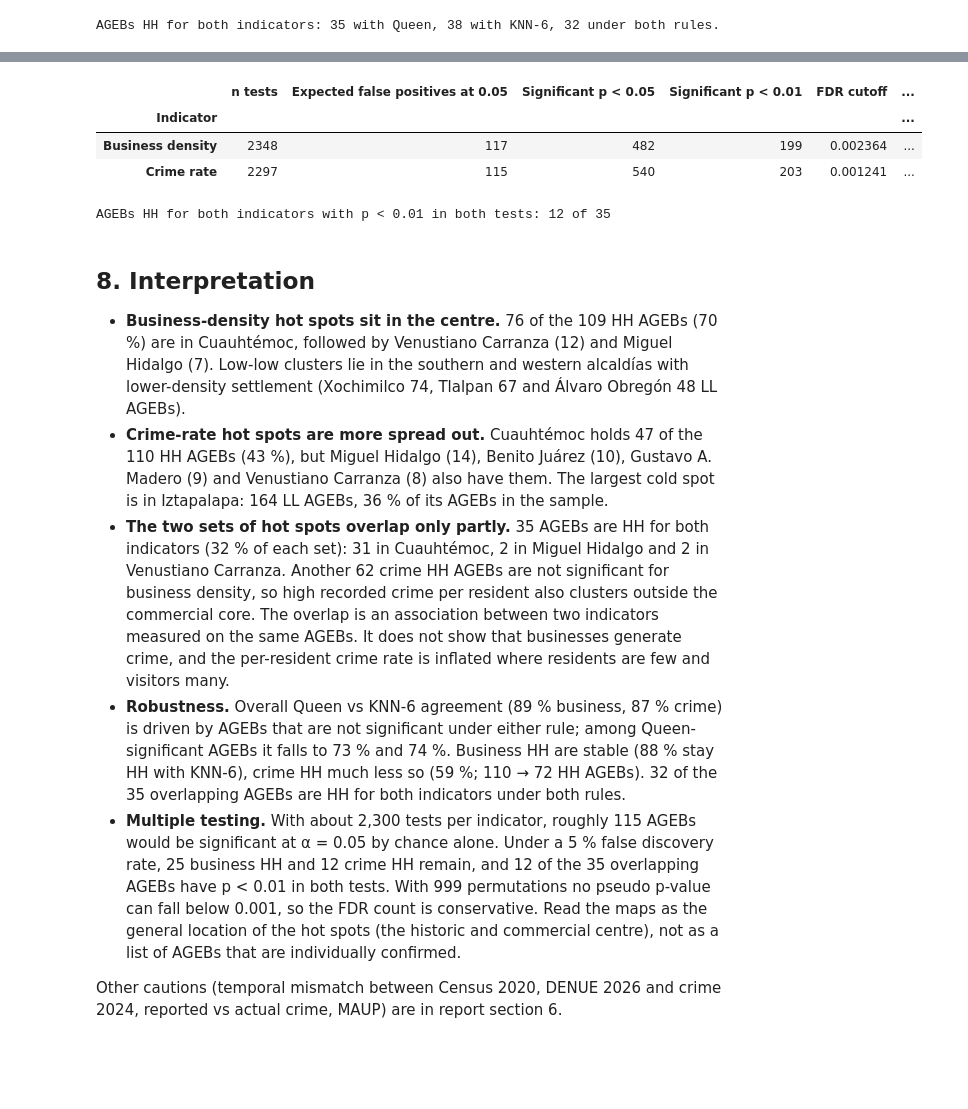
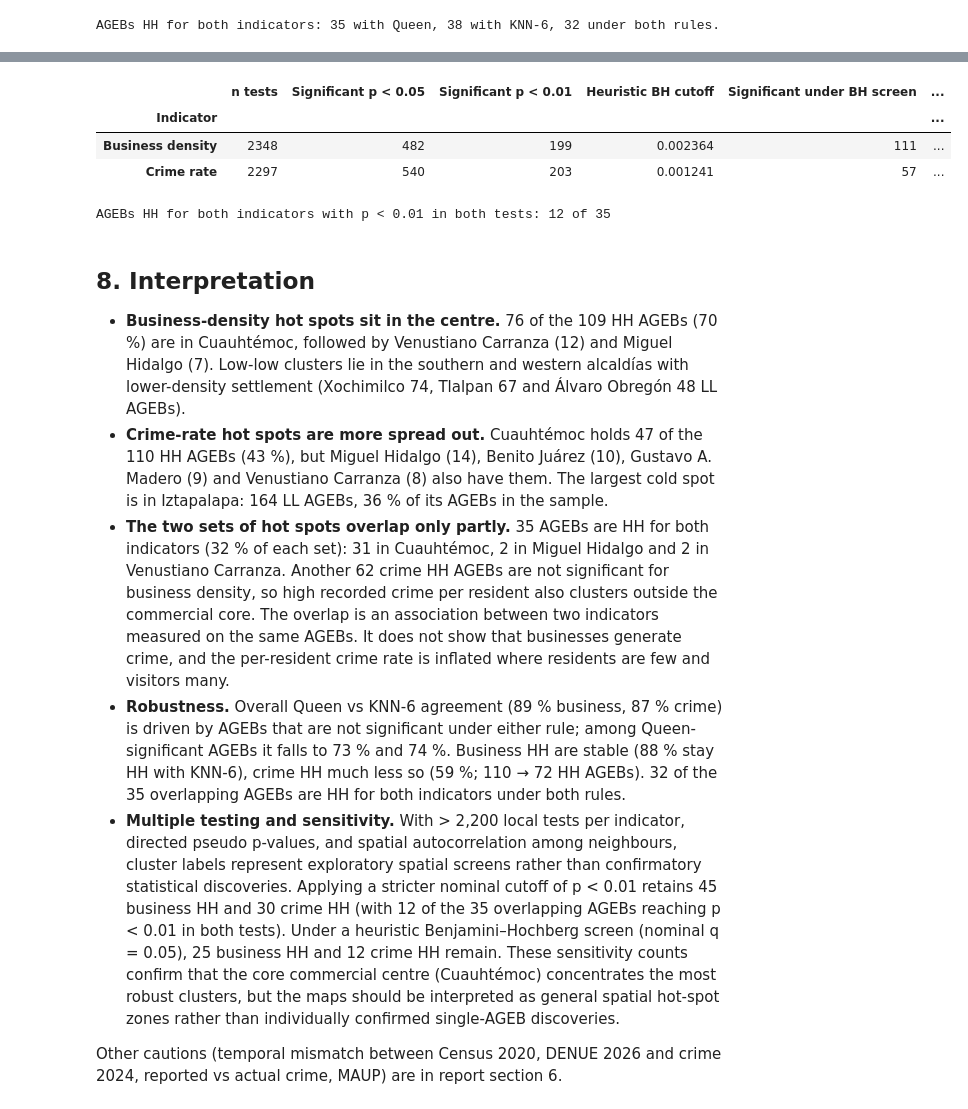
Before and after one commit to joseeangel0/merida-urban-intelligence, a Jupyter notebook: notebooks/34_lisa_hotspots.ipynb, the cells around one changed output, grey strips where cells are left out. Saved outputs shown, nothing was run; the diff lists cells and outputs as text; code cells hidden in the pictures; blank space fills up the shorter version.

Commit message:
fix(spatial): reframe LISA multiple-testing sensitivity and correct source inventory

```diff
--- a/notebooks/34_lisa_hotspots.ipynb
+++ b/notebooks/34_lisa_hotspots.ipynb
@@ -288,31 +290,30 @@ Local Moran's I runs one permutation test per AGEB: 2,348 tests for business den
 # %%
 rows = []
 for label, lisa in [('Business density', lisa_biz_q), ('Crime rate', lisa_crime_q)]:
     p = lisa['p_sim']
     hh = lisa['cluster'].eq('HH')
     cutoff = fdr(p.to_numpy(), ALPHA)
     rows.append({
         'Indicator': label,
         'n tests': len(p),
-        'Expected false positives at 0.05': round(ALPHA * len(p)),
         'Significant p < 0.05': int((p < 0.05).sum()),
         'Significant p < 0.01': int((p < 0.01).sum()),
-        'FDR cutoff': cutoff,
-        'Significant under FDR': int((p <= cutoff).sum()),
+        'Heuristic BH cutoff': cutoff,
+        'Significant under BH screen': int((p <= cutoff).sum()),
         'HH p < 0.05': int(hh.sum()),
         'HH p < 0.01': int((hh & (p < 0.01)).sum()),
-        'HH under FDR': int((hh & (p <= cutoff)).sum()),
+        'HH under BH screen': int((hh & (p <= cutoff)).sum()),
     })
 multiple_testing = pd.DataFrame(rows).set_index('Indicator')
 display(multiple_testing)
 
 strict = (hh_overlap['biz_p_sim'] < 0.01) & (hh_overlap['crime_p_sim'] < 0.01)
 print(f"AGEBs HH for both indicators with p < 0.01 in both tests: {strict.sum()} of {len(hh_overlap)}")
 # %% [output]
-|  | n tests | Expected false positives at 0.05 | Significant p < 0.05 | Significant p < 0.01 | FDR cutoff | ... |
+|  | n tests | Significant p < 0.05 | Significant p < 0.01 | Heuristic BH cutoff | Significant under BH screen | ... |
 | Indicator |  |  |  |  |  | ... |
-| Business density | 2348 | 117 | 482 | 199 | 0.002364 | ... |
-| Crime rate | 2297 | 115 | 540 | 203 | 0.001241 | ... |
+| Business density | 2348 | 482 | 199 | 0.002364 | 111 | ... |
+| Crime rate | 2297 | 540 | 203 | 0.001241 | 57 | ... |
 AGEBs HH for both indicators with p < 0.01 in both tests: 12 of 35
 # %% [markdown]
 ## 8. Interpretation
@@ -321,6 +322,6 @@ AGEBs HH for both indicators with p < 0.01 in both tests: 12 of 35
 - **Crime-rate hot spots are more spread out.** Cuauhtémoc holds 47 of the 110 HH AGEBs (43 %), but Miguel Hidalgo (14), Benito Juárez (10), Gustavo A. Madero (9) and Venustiano Carranza (8) also have them. The largest cold spot is in Iztapalapa: 164 LL AGEBs, 36 % of its AGEBs in the sample.
 - **The two sets of hot spots overlap only partly.** 35 AGEBs are HH for both indicators (32 % of each set): 31 in Cuauhtémoc, 2 in Miguel Hidalgo and 2 in Venustiano Carranza. Another 62 crime HH AGEBs are not significant for business density, so high recorded crime per resident also clusters outside the commercial core. The overlap is an association between two indicators measured on the same AGEBs. It does not show that businesses generate crime, and the per-resident crime rate is inflated where residents are few and visitors many.
 - **Robustness.** Overall Queen vs KNN-6 agreement (89 % business, 87 % crime) is driven by AGEBs that are not significant under either rule; among Queen-significant AGEBs it falls to 73 % and 74 %. Business HH are stable (88 % stay HH with KNN-6), crime HH much less so (59 %; 110 → 72 HH AGEBs). 32 of the 35 overlapping AGEBs are HH for both indicators under both rules.
-- **Multiple testing.** With about 2,300 tests per indicator, roughly 115 AGEBs would be significant at α = 0.05 by chance alone. Under a 5 % false discovery rate, 25 business HH and 12 crime HH remain, and 12 of the 35 overlapping AGEBs have p < 0.01 in both tests. With 999 permutations no pseudo p-value can fall below 0.001, so the FDR count is conservative. Read the maps as the general location of the hot spots (the historic and commercial centre), not as a list of AGEBs that are individually confirmed.
+- **Multiple testing and sensitivity.** With > 2,200 local tests per indicator, directed pseudo p-values, and spatial autocorrelation among neighbours, cluster labels represent exploratory spatial screens rather than confirmatory statistical discoveries. Applying a stricter nominal cutoff of p < 0.01 retains 45 business HH and 30 crime HH (with 12 of the 35 overlapping AGEBs reaching p < 0.01 in both tests). Under a heuristic Benjamini–Hochberg screen (nominal q = 0.05), 25 business HH and 12 crime HH remain. These sensitivity counts confirm that the core commercial centre (Cuauhtémoc) concentrates the most robust clusters, but the maps should be interpreted as general spatial hot-spot zones rather than individually confirmed single-AGEB discoveries.
 
 Other cautions (temporal mismatch between Census 2020, DENUE 2026 and crime 2024, reported vs actual crime, MAUP) are in report section 6.
```
Also changed, not shown: parts of 4 cells of this notebook, 2 other files.
